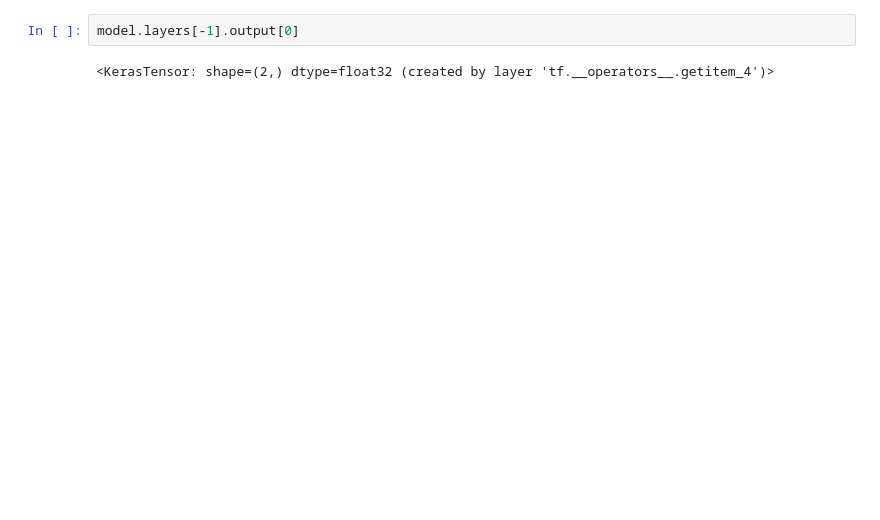
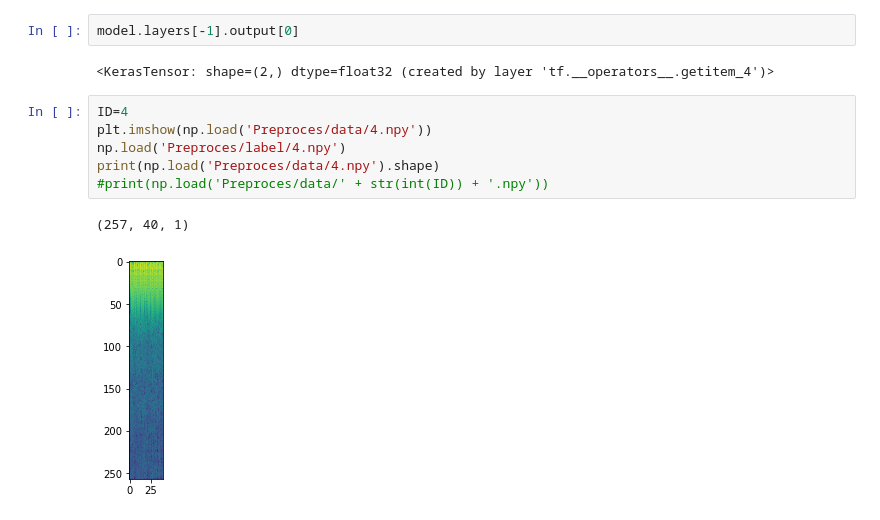
Before and after one commit to loewe2/die-sonderposten, a Jupyter notebook: CNN2.ipynb, the cells around one changed output. Saved outputs shown, nothing was run; the diff lists cells and outputs as text; blank space fills up the shorter version.

```diff
--- a/CNN2.ipynb
+++ b/CNN2.ipynb
@@ -195,3 +383,12 @@ for images, labels in train_dataset.take(1):  # only take first element of datas
 model.layers[-1].output[0]
 # %% [output]
 <KerasTensor: shape=(2,) dtype=float32 (created by layer 'tf.__operators__.getitem_4')>
+# %%
+ID=4
+plt.imshow(np.load('Preproces/data/4.npy'))
+np.load('Preproces/label/4.npy')
+print(np.load('Preproces/data/4.npy').shape)
+#print(np.load('Preproces/data/' + str(int(ID)) + '.npy'))
+# %% [output]
+(257, 40, 1)
+[figure, added]
```
Also changed, not shown: parts of 16 cells of this notebook.
